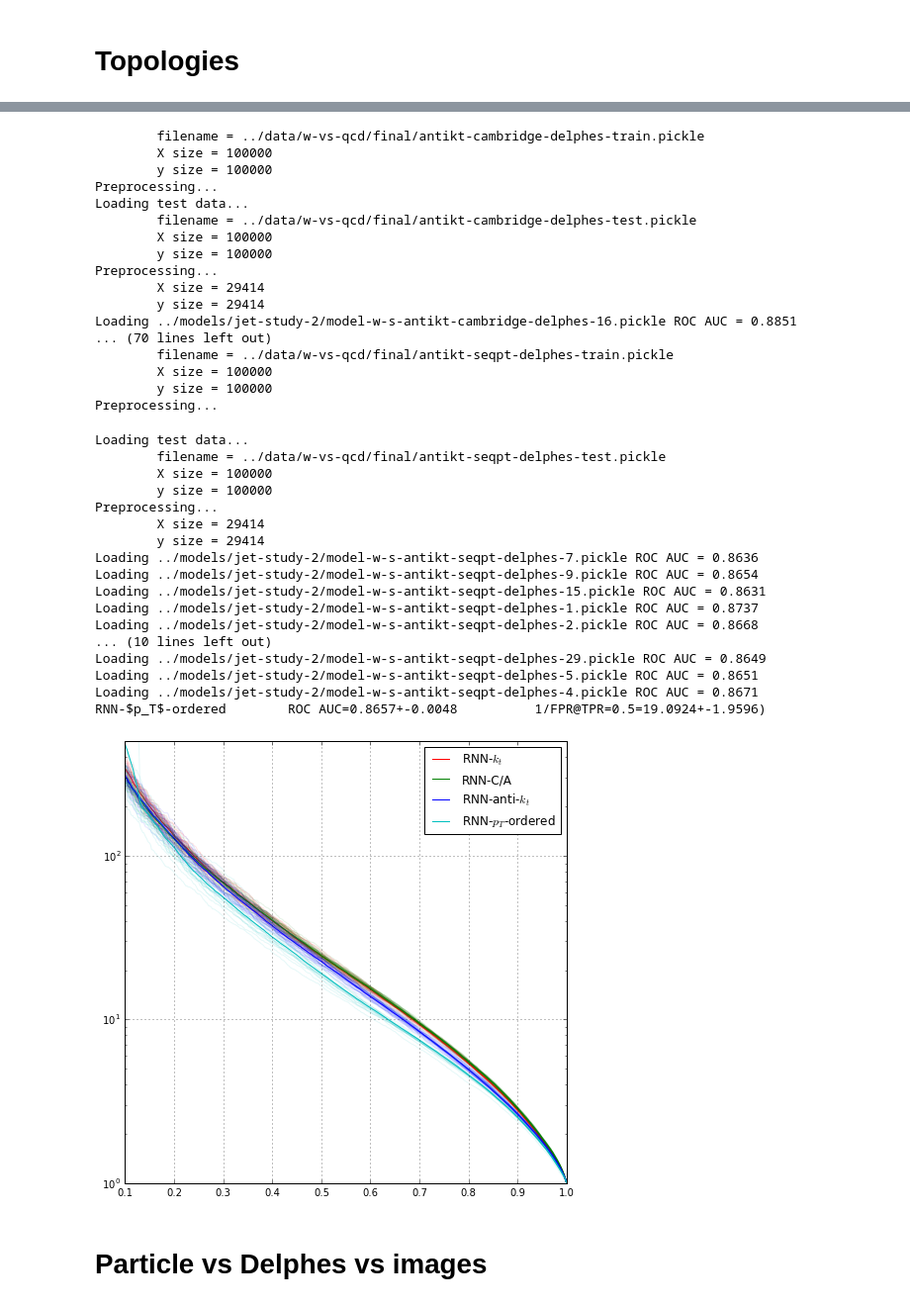
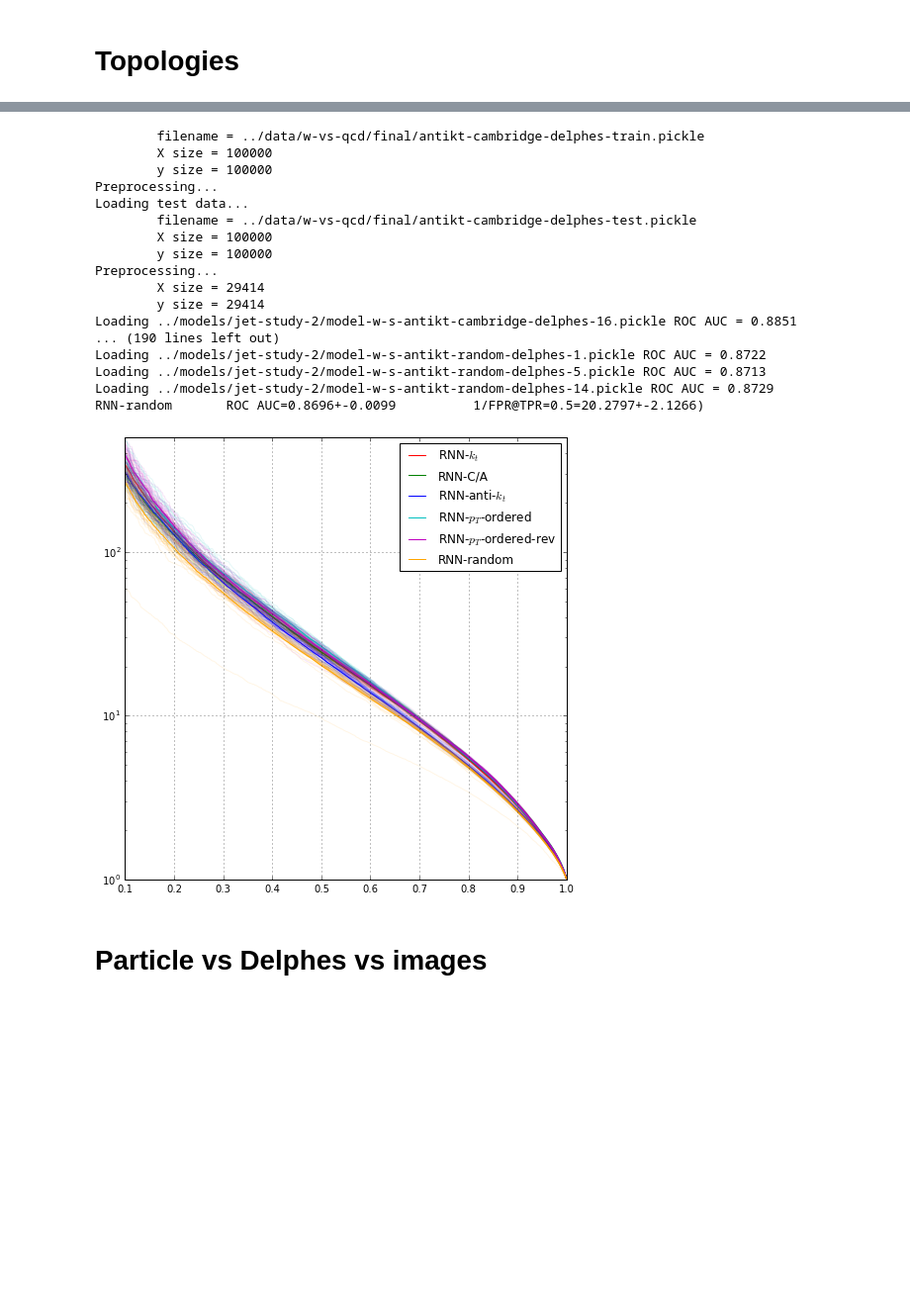
Before and after one commit to glouppe/recnn, a Jupyter notebook: notebooks/jet-study-2.ipynb, the cells around one changed output, grey strips where cells are left out. Shown at 99% size. Drawn from its saved outputs; the diff is of its cells as text; code cells hidden in the pictures; blank space fills up the shorter version.

```diff
--- a/notebooks/jet-study-2.ipynb
+++ b/notebooks/jet-study-2.ipynb
@@ -37,7 +38,7 @@ def load_tf(filename_train):
 
     # Preprocessing
     print("Preprocessing...")
-    X = [extract(permute_by_pt(jet)) for jet in X]
+    X = [extract(permute_by_pt(rewrite_content(jet))) for jet in X]
     tf = RobustScaler().fit(np.vstack([jet["content"] for jet in X]))
 
     return tf
@@ -57,7 +58,7 @@ def load_test(tf, filename_test, cropping=True):
 
     # Preprocessing
     print("Preprocessing...")
-    X = [extract(permute_by_pt(jet)) for jet in X]
+    X = [extract(permute_by_pt(rewrite_content(jet))) for jet in X]
 
     for jet in X:
         jet["content"] = tf.transform(jet["content"])
@@ -280,8 +252,8 @@ for prefix, label, color in [("antikt-kt", "RNN-$k_t$", "r"),
                              ("antikt-cambridge", "RNN-C/A", "g"),
                              ("antikt-antikt", "RNN-anti-$k_t$", "b"),
                              ("antikt-seqpt", "RNN-$p_T$-ordered", "c"),
-                             #("antikt-random", "RNN-random", "orange")
-                            ]:
+                             ("antikt-seqpt-reversed", "RNN-$p_T$-ordered-rev", "m"),
+                             ("antikt-random", "RNN-random", "orange")]:
     tf = load_tf("../data/w-vs-qcd/final/%s-train.pickle" % prefix)
     X, y, w = load_test(tf, "../data/w-vs-qcd/final/%s-test.pickle" % prefix)
     rocs, fprs, tprs = evaluate_models(X, y, w, "../models/jet-study-2/model-w-s-%s-[0-9]*.pickle" % prefix)
@@ -329,8 +301,8 @@ for prefix, label, color in [("antikt-kt-delphes", "RNN-$k_t$", "r"),
                              ("antikt-cambridge-delphes", "RNN-C/A", "g"),
                              ("antikt-antikt-delphes", "RNN-anti-$k_t$", "b"),
                              ("antikt-seqpt-delphes", "RNN-$p_T$-ordered", "c"),
-                             #("antikt-random-delphes", "RNN-random", "orange")
-                            ]:
+                             ("antikt-seqpt-reversed-delphes", "RNN-$p_T$-ordered-rev", "m"),
+                             ("antikt-random-delphes", "RNN-random", "orange")]:
     tf = load_tf("../data/w-vs-qcd/final/%s-train.pickle" % prefix)
     X, y, w = load_test(tf, "../data/w-vs-qcd/final/%s-test.pickle" % prefix)
     rocs, fprs, tprs = evaluate_models(X, y, w, "../models/jet-study-2/model-w-s-%s-[0-9]*.pickle" % prefix)
@@ -340,56 +312,39 @@ plot_show("2-topology-towers.pdf")
 # %% [output]
 Loading training data...
         filename = ../data/w-vs-qcd/final/antikt-kt-delphes-train.pickle
         X size = 100000
         y size = 100000
 Preprocessing...
 Loading test data...
         filename = ../data/w-vs-qcd/final/antikt-kt-delphes-test.pickle
         X size = 100000
         y size = 100000
 Preprocessing...
         X size = 29414
         y size = 29414
 ... (26 lines left out)
 Loading ../models/jet-study-2/model-w-s-antikt-kt-delphes-22.pickle ROC AUC = 0.8839
 Loading ../models/jet-study-2/model-w-s-antikt-kt-delphes-30.pickle ROC AUC = 0.8839
 RNN-$k_t$        ROC AUC=0.8818+-0.0012          1/FPR@TPR=0.5=24.5114+-0.8427)
 Loading training data...
         filename = ../data/w-vs-qcd/final/antikt-cambridge-delphes-train.pickle
         X size = 100000
         y size = 100000
 Preprocessing...
 Loading test data...
         filename = ../data/w-vs-qcd/final/antikt-cambridge-delphes-test.pickle
         X size = 100000
         y size = 100000
 Preprocessing...
         X size = 29414
         y size = 29414
 Loading ../models/jet-study-2/model-w-s-antikt-cambridge-delphes-16.pickle ROC AUC = 0.8851
-... (70 lines left out)
-        filename = ../data/w-vs-qcd/final/antikt-seqpt-delphes-train.pickle
-        X size = 100000
-        y size = 100000
-Preprocessing...
+... (190 lines left out)
+Loading ../models/jet-study-2/model-w-s-antikt-random-delphes-1.pickle ROC AUC = 0.8722
+Loading ../models/jet-study-2/model-w-s-antikt-random-delphes-5.pickle ROC AUC = 0.8713
+Loading ../models/jet-study-2/model-w-s-antikt-random-delphes-14.pickle ROC AUC = 0.8729
+RNN-random       ROC AUC=0.8696+-0.0099          1/FPR@TPR=0.5=20.2797+-2.1266)
-Loading test data...
-        filename = ../data/w-vs-qcd/final/antikt-seqpt-delphes-test.pickle
-        X size = 100000
-        y size = 100000
-Preprocessing...
-        X size = 29414
-        y size = 29414
-Loading ../models/jet-study-2/model-w-s-antikt-seqpt-delphes-7.pickle ROC AUC = 0.8636
-Loading ../models/jet-study-2/model-w-s-antikt-seqpt-delphes-9.pickle ROC AUC = 0.8654
-Loading ../models/jet-study-2/model-w-s-antikt-seqpt-delphes-15.pickle ROC AUC = 0.8631
-Loading ../models/jet-study-2/model-w-s-antikt-seqpt-delphes-1.pickle ROC AUC = 0.8737
-Loading ../models/jet-study-2/model-w-s-antikt-seqpt-delphes-2.pickle ROC AUC = 0.8668
-... (10 lines left out)
-Loading ../models/jet-study-2/model-w-s-antikt-seqpt-delphes-29.pickle ROC AUC = 0.8649
-Loading ../models/jet-study-2/model-w-s-antikt-seqpt-delphes-5.pickle ROC AUC = 0.8651
-Loading ../models/jet-study-2/model-w-s-antikt-seqpt-delphes-4.pickle ROC AUC = 0.8671
-RNN-$p_T$-ordered        ROC AUC=0.8657+-0.0048          1/FPR@TPR=0.5=19.0924+-1.9596)
-[figure, old version]
+[figure, new version]
 # %% [markdown]
 # Particle vs Delphes vs images
 # %%
```
Also changed, not shown: parts of 4 cells of this notebook, 2 other files.
